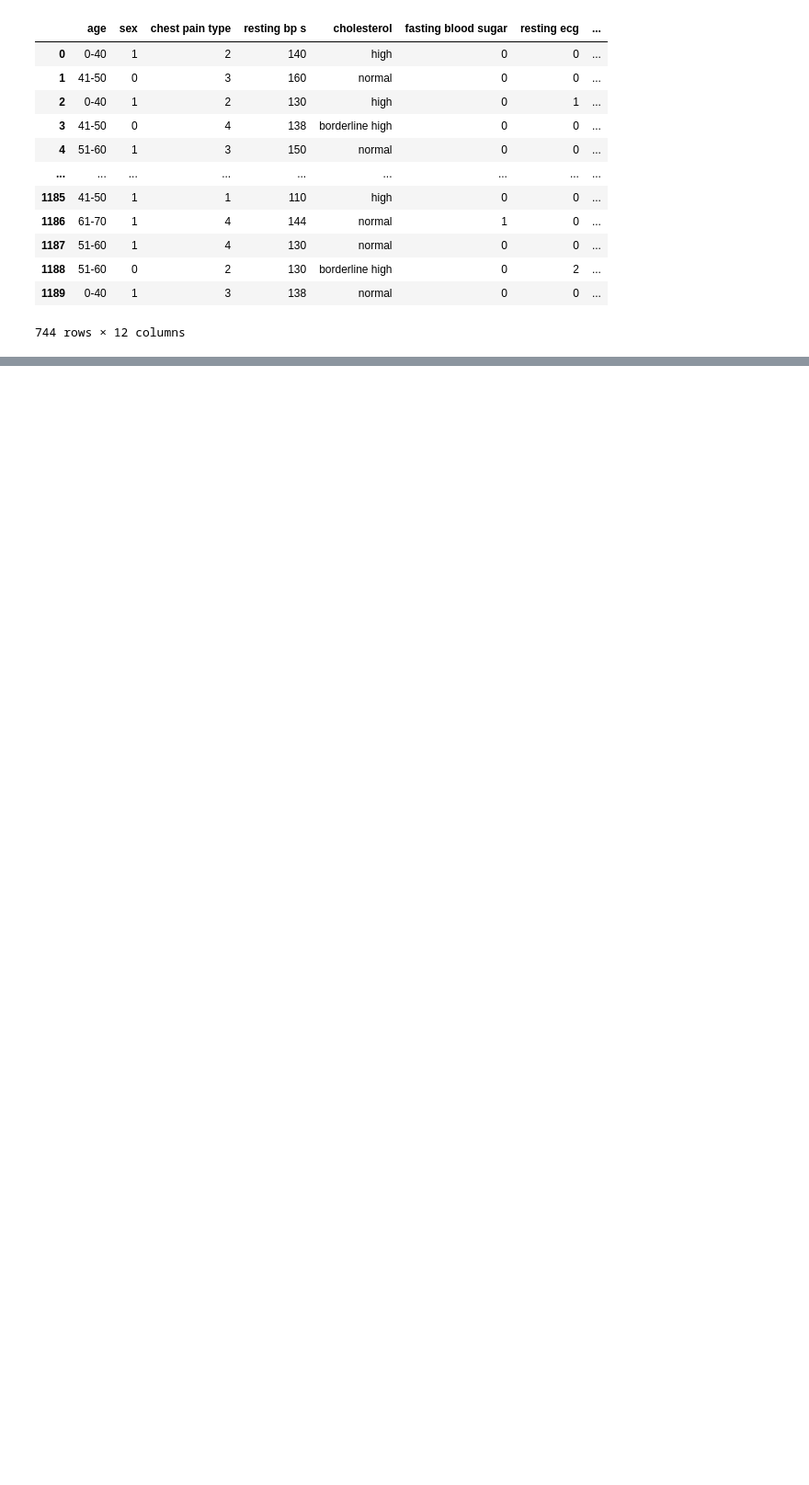
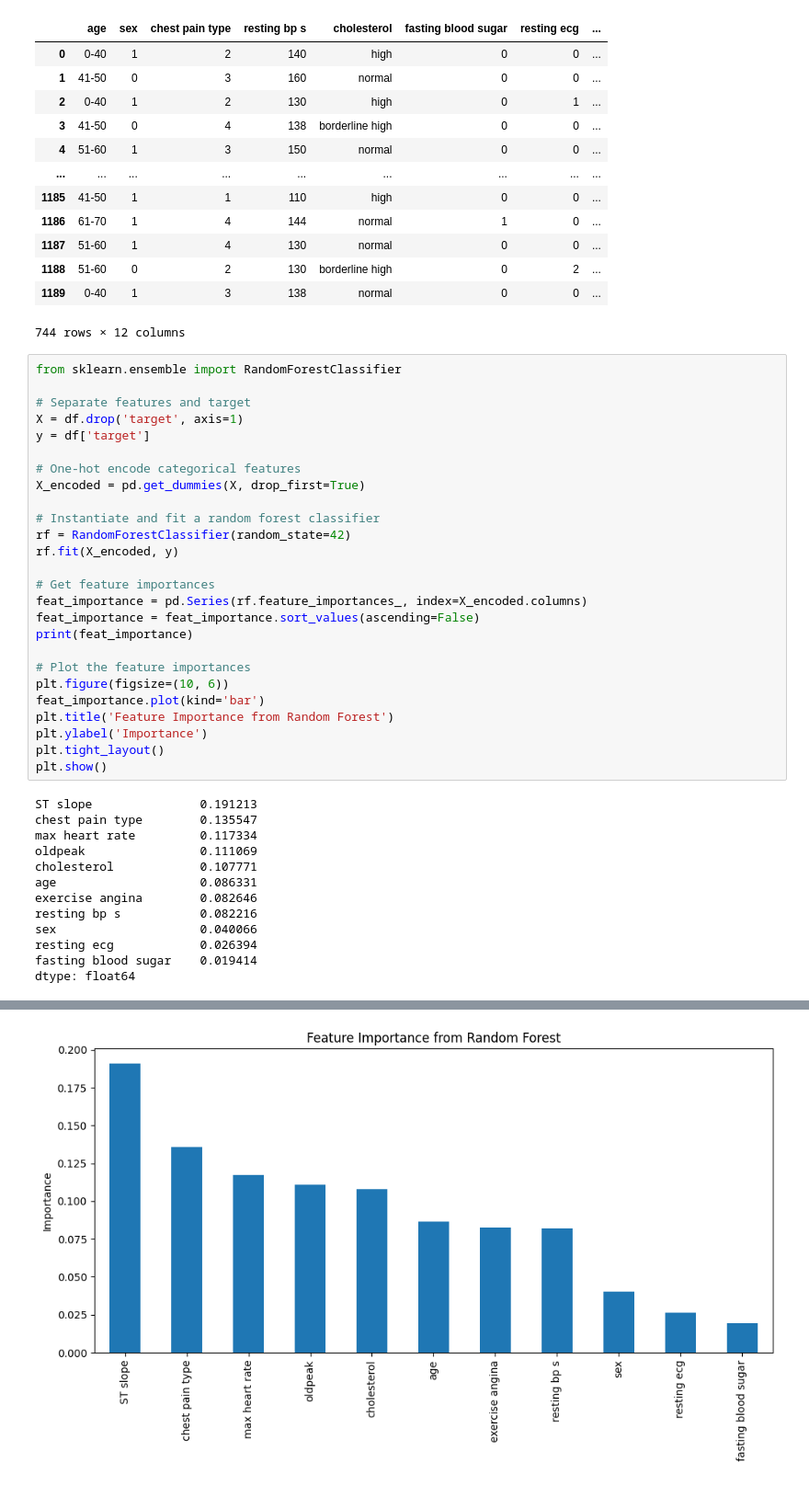
Before and after one commit to GoncalofbPacheco/MLopsProject, a Jupyter notebook: notebooks/EDA.ipynb, the cells around one changed output, grey strips where cells are left out. Shown at 92% size. Saved outputs shown, nothing was run; the diff lists cells and outputs as text; blank space fills up the shorter version.

Commit message:
começar feat eng
feature importance no notebook
fazer bin por idades
adicionei feature eng pipeline com a primeira feature

```diff
--- a/notebooks/EDA.ipynb
+++ b/notebooks/EDA.ipynb
@@ -314,3 +361,42 @@ df
 | 1188 | 51-60 | 0 | 2 | 130 | borderline high | 0 | 2 | ... |
 | 1189 | 0-40 | 1 | 3 | 138 | normal | 0 | 0 | ... |
 744 rows × 12 columns
+# %%
+from sklearn.ensemble import RandomForestClassifier
+
+# Separate features and target
+X = df.drop('target', axis=1)
+y = df['target']
+
+# One-hot encode categorical features
+X_encoded = pd.get_dummies(X, drop_first=True)
+
+# Instantiate and fit a random forest classifier
+rf = RandomForestClassifier(random_state=42)
+rf.fit(X_encoded, y)
+
+# Get feature importances
+feat_importance = pd.Series(rf.feature_importances_, index=X_encoded.columns)
+feat_importance = feat_importance.sort_values(ascending=False)
+print(feat_importance)
+
+# Plot the feature importances
+plt.figure(figsize=(10, 6))
+feat_importance.plot(kind='bar')
+plt.title('Feature Importance from Random Forest')
+plt.ylabel('Importance')
+plt.tight_layout()
+plt.show()
+# %% [output]
+ST slope               0.191213
+chest pain type        0.135547
+max heart rate         0.117334
+oldpeak                0.111069
+cholesterol            0.107771
+age                    0.086331
+exercise angina        0.082646
+resting bp s           0.082216
+sex                    0.040066
+resting ecg            0.026394
+fasting blood sugar    0.019414
+dtype: float64
@@ -316,0 +404 @@ df
+[figure, added]
```
Also changed, not shown: parts of 6 cells of this notebook, 7 other files.
